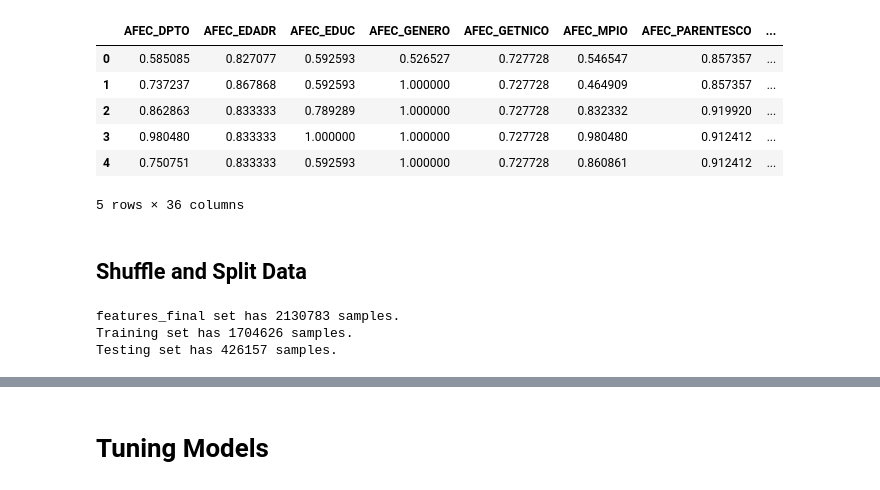
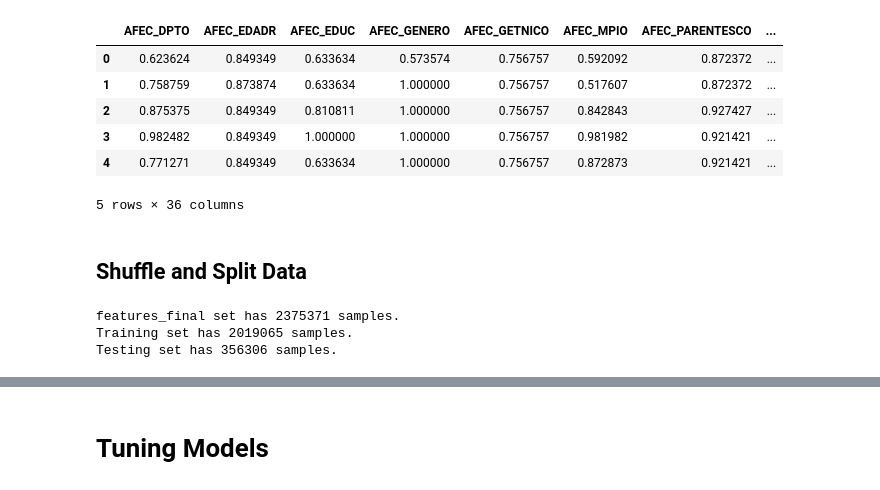
Before and after one commit to mrugeles/capstone-project, a Jupyter notebook: 4) Model.ipynb, the cells around one changed output, grey strips where cells are left out. Saved outputs shown, nothing was run; the diff lists cells and outputs as text; code cells hidden in the pictures.

```diff
--- a/4) Model.ipynb
+++ b/4) Model.ipynb
@@ -1,24 +1,24 @@
 # %%
 import numpy as np
 import pandas as pd
 from time import time
 import matplotlib.pyplot as plt
 from IPython.display import display
 
 import model_utils as utils
 
 # Pretty display for notebooks
 %matplotlib inline
 pd.set_option('display.max_colwidth', -1)
 
-dataset, features, labels = utils.getDataSet("datasets/dataset.csv.gz")
+dataset, features, labels = utils.getDataSet("datasets/dataset.csv")
 # %% [output]
 |  | AFEC_DPTO | AFEC_EDADR | AFEC_EDUC | AFEC_GENERO | AFEC_GETNICO | AFEC_MPIO | AFEC_PARENTESCO | ... |
-| 0 | 0.585085 | 0.827077 | 0.592593 | 0.526527 | 0.727728 | 0.546547 | 0.857357 | ... |
-| 1 | 0.737237 | 0.867868 | 0.592593 | 1.000000 | 0.727728 | 0.464909 | 0.857357 | ... |
-| 2 | 0.862863 | 0.833333 | 0.789289 | 1.000000 | 0.727728 | 0.832332 | 0.919920 | ... |
-| 3 | 0.980480 | 0.833333 | 1.000000 | 1.000000 | 0.727728 | 0.980480 | 0.912412 | ... |
-| 4 | 0.750751 | 0.833333 | 0.592593 | 1.000000 | 0.727728 | 0.860861 | 0.912412 | ... |
+| 0 | 0.623624 | 0.849349 | 0.633634 | 0.573574 | 0.756757 | 0.592092 | 0.872372 | ... |
+| 1 | 0.758759 | 0.873874 | 0.633634 | 1.000000 | 0.756757 | 0.517607 | 0.872372 | ... |
+| 2 | 0.875375 | 0.849349 | 0.810811 | 1.000000 | 0.756757 | 0.842843 | 0.927427 | ... |
+| 3 | 0.982482 | 0.849349 | 1.000000 | 1.000000 | 0.756757 | 0.981982 | 0.921421 | ... |
+| 4 | 0.771271 | 0.849349 | 0.633634 | 1.000000 | 0.756757 | 0.872873 | 0.921421 | ... |
 5 rows × 36 columns
 # %% [markdown]
 ## Shuffle and Split Data
@@ -29,7 +29,7 @@ from sklearn.model_selection import train_test_split
 # Split the 'features' and 'labels' data into training and testing sets
 X_train, X_test, y_train, y_test = train_test_split(features,
                                                     labels,
-                                                    test_size = 0.20,
+                                                    test_size = 0.15,
                                                     random_state = 10)
 
 # Show the results of the split
@@ -37,9 +37,9 @@ print "features_final set has {} samples.".format(features.shape[0])
 print "Training set has {} samples.".format(X_train.shape[0])
 print "Testing set has {} samples.".format(X_test.shape[0])
 # %% [output]
-features_final set has 2130783 samples.
-Training set has 1704626 samples.
-Testing set has 426157 samples.
+features_final set has 2375371 samples.
+Training set has 2019065 samples.
+Testing set has 356306 samples.
 # %%
 from sklearn.metrics import fbeta_score
 from sklearn.ensemble import AdaBoostClassifier
```
Also changed, not shown: parts of 8 cells of this notebook, 39 other files.
